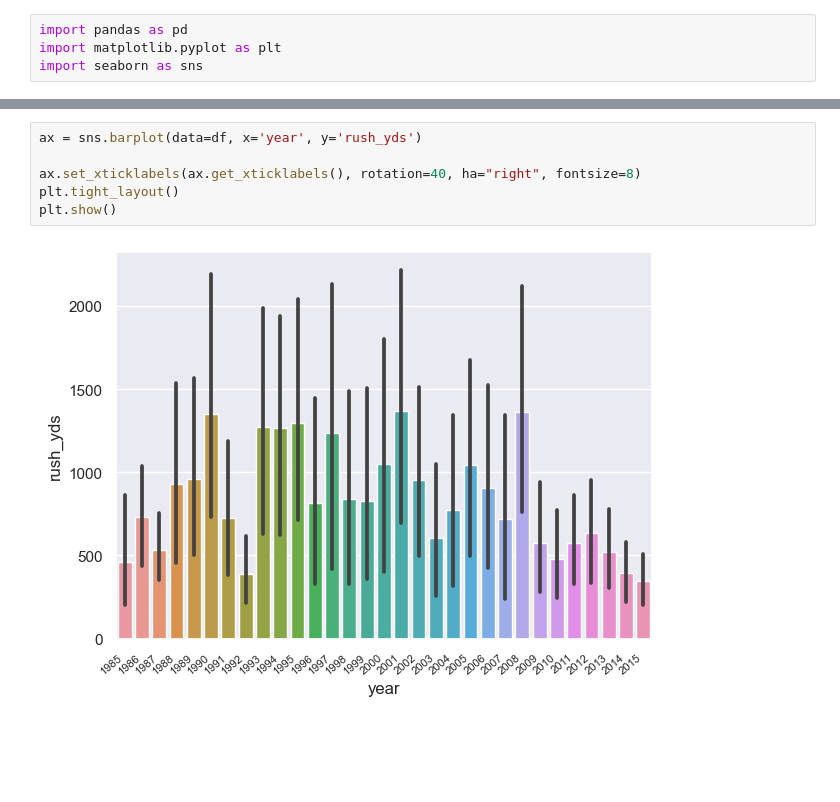
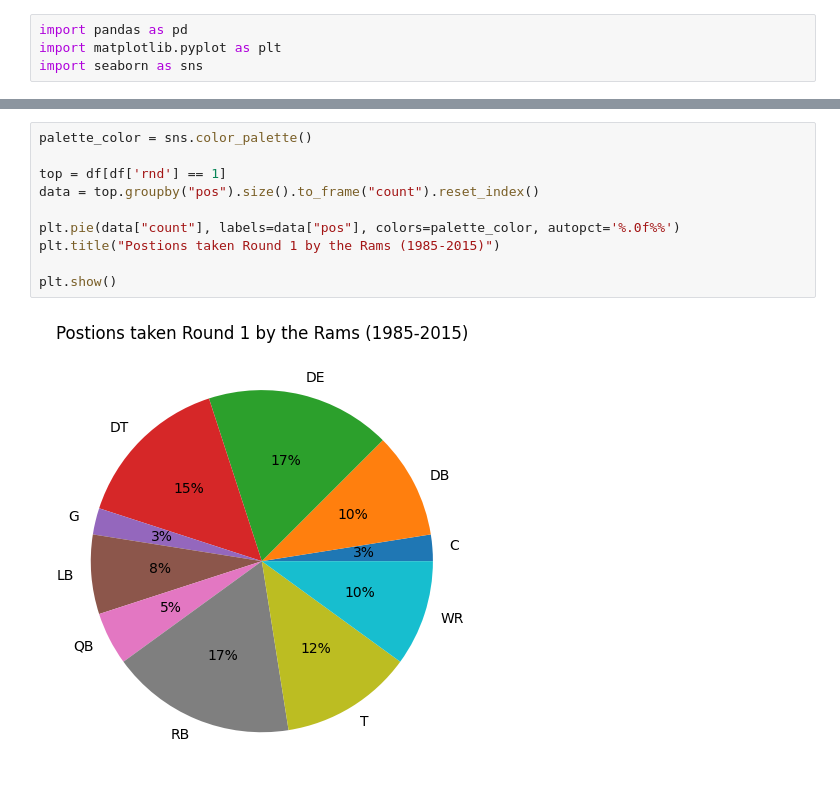
Before and after one commit to Griffmatt/kaggle, a Jupyter notebook: nfl_draft.ipynb, the cells around one changed output, grey strips where cells are left out. Saved outputs shown, nothing was run; the diff lists cells and outputs as text; blank space fills up the shorter version.

Commit message:
updated charts

```diff
--- a/nfl_draft.ipynb
+++ b/nfl_draft.ipynb
@@ -140,8 +125,12 @@ sns.scatterplot(data=data, y='first4av', x='carav', hue='tm')
-# %%
-ax = sns.barplot(data=df, x='year', y='rush_yds')
-
-ax.set_xticklabels(ax.get_xticklabels(), rotation=40, ha="right", fontsize=8)
-plt.tight_layout()
-plt.show()
-# %% [output]
-[figure, removed]
+# %%
+palette_color = sns.color_palette()
+
+top = df[df['rnd'] == 1]
+data = top.groupby("pos").size().to_frame("count").reset_index()
+
+plt.pie(data["count"], labels=data["pos"], colors=palette_color, autopct='%.0f%%')
+plt.title("Postions taken Round 1 by the Rams (1985-2015)")
+
+plt.show()
+# %% [output]
+[figure, added]
```
Also changed, not shown: parts of 15 cells of this notebook.
